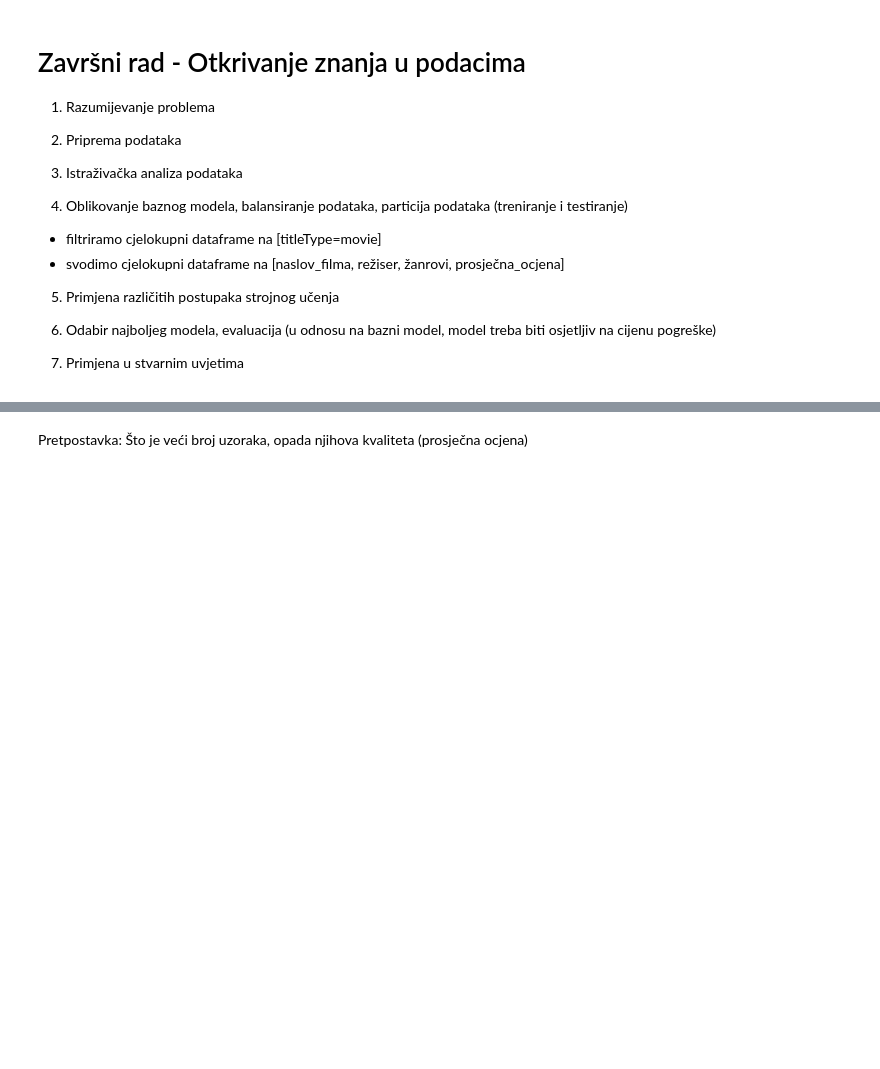
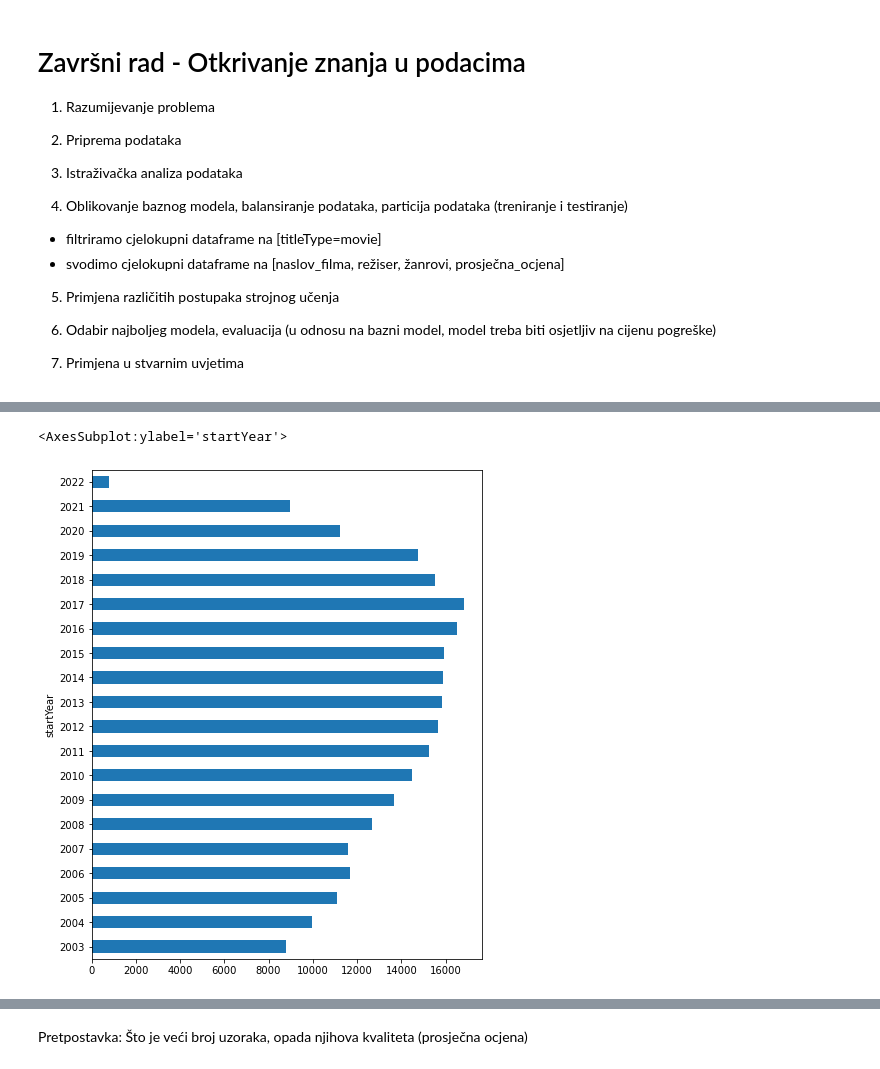
Before and after one commit to andhrelja/imdb-analysis, a Jupyter notebook: prepare.ipynb, the cells around one changed output, grey strips where cells are left out. Cells and saved outputs as stored; diff of their text form; code cells hidden in the pictures; blank space fills up the shorter version.

```diff
--- a/prepare.ipynb
+++ b/prepare.ipynb
@@ -61,0 +90,7 @@ plt.show()
+# %%
+titles_df.groupby('startYear').size() \
+    .sort_index(ascending=False).head(20)[::-1] \
+    .plot.barh(figsize=(7, 9))
+# %% [output]
+<AxesSubplot:ylabel='startYear'>
+[figure, added]
```
Also changed, not shown: parts of 21 cells of this notebook, 1 other file.
